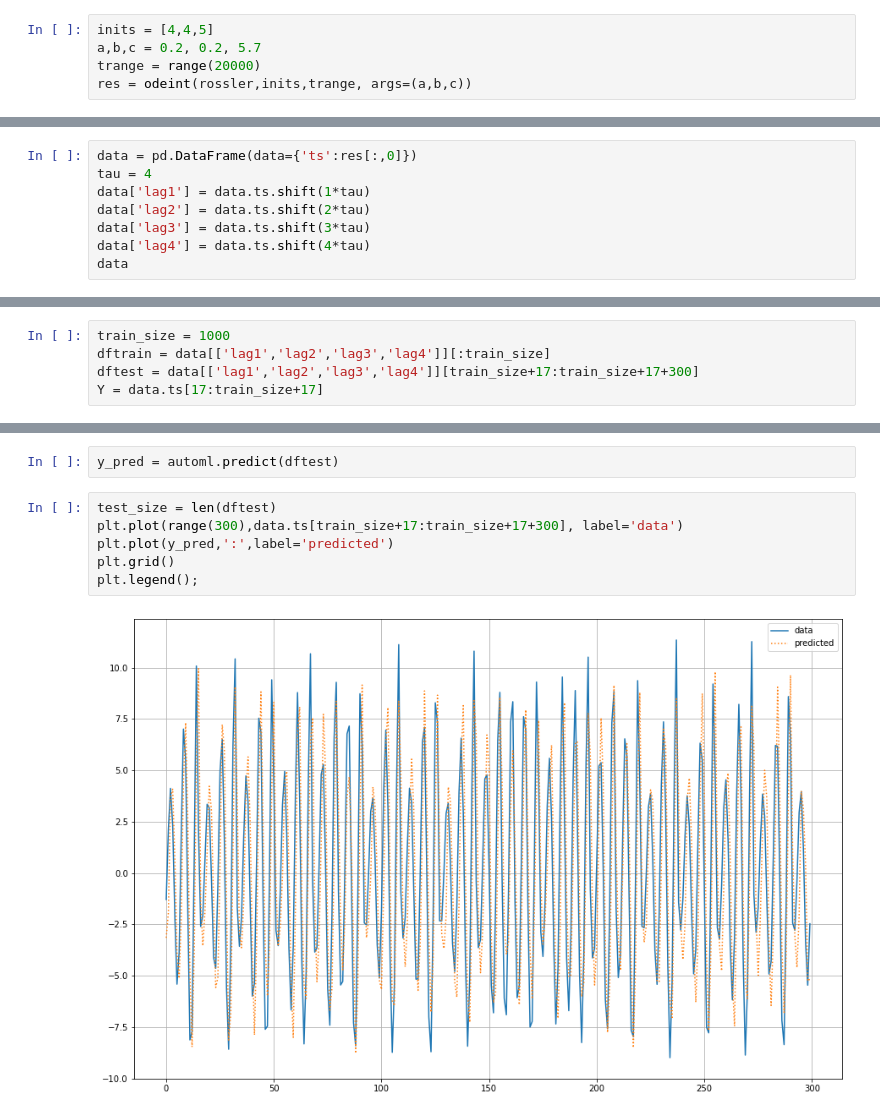
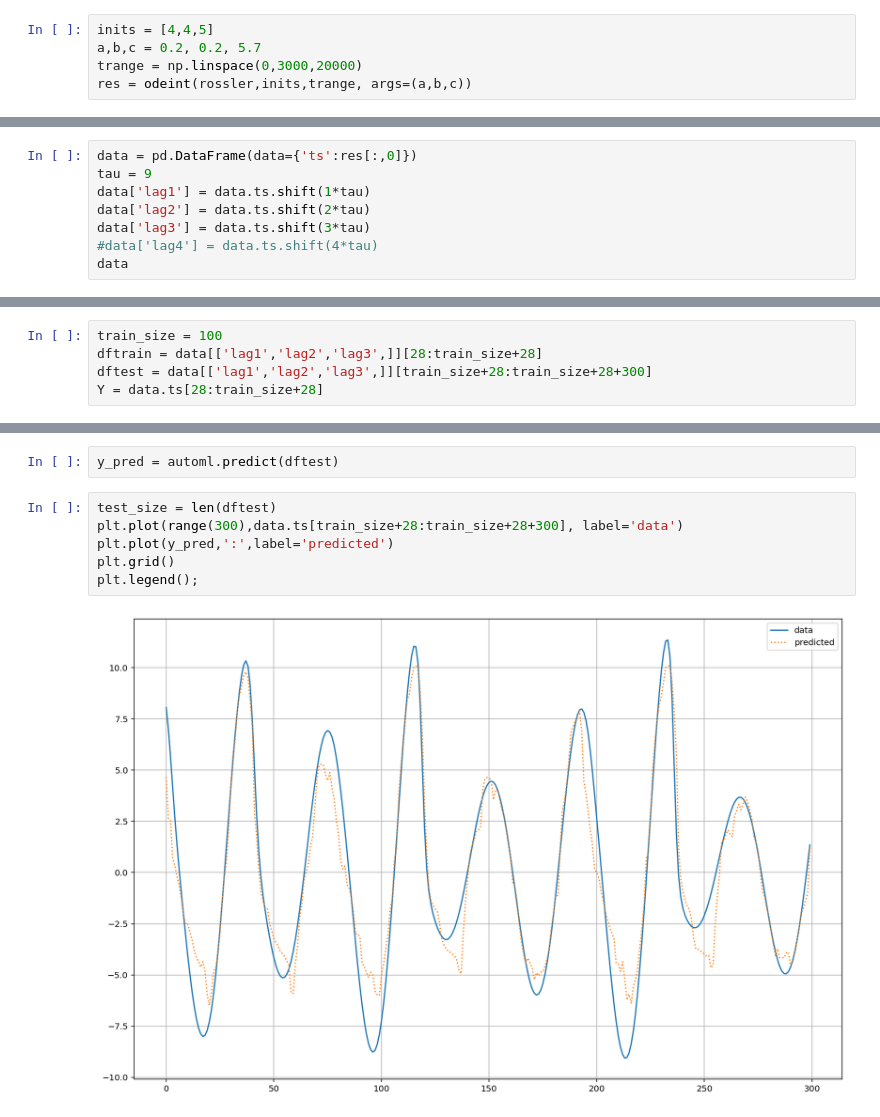
Before and after one commit to fccoelho/sistemas_dinamicos_aplicados, a Jupyter notebook: Sage/Nonlinear Timeseries Analysis.ipynb, the cells around one changed output, grey strips where cells are left out. Cells and saved outputs as stored; diff of their text form.

```diff
--- a/Sage/Nonlinear Timeseries Analysis.ipynb
+++ b/Sage/Nonlinear Timeseries Analysis.ipynb
@@ -40,7 +41,7 @@ def rossler(Y,t,*pars):
 # %%
 inits = [4,4,5]
 a,b,c = 0.2, 0.2, 5.7
-trange = range(20000)
+trange = np.linspace(0,3000,20000)
 res = odeint(rossler,inits,trange, args=(a,b,c))
 # %% [markdown]
 De acordo com o [teorema de Takens](https://math.stackexchange.com/questions/2262961/understanding-takens-embedding-theorem) sobre delay embedding, nos diz que podemos reconstruir um atrator estranho de dimensão $n$ a partir apenas de uma série temporal $x(t)$  de medidas do sistema dinâmico original usado para reconstruir o atrator em um espaço de fase atrasado de dimensão $m\leq n$: $y(t)=[y(t-\tau), y(t-2\tau),\ldots,y(t-(m-1)\tau)]$.
@@ -122,10 +121,10 @@ from sklearn.metrics import mean_squared_log_error, mean_squared_error, mean_abs
 from statsmodels.nonparametric.kernel_regression import KernelReg
 # %%
 data = pd.DataFrame(data={'ts':res[:,0]})
-tau = 4
+tau = 9
 data['lag1'] = data.ts.shift(1*tau)
 data['lag2'] = data.ts.shift(2*tau)
 data['lag3'] = data.ts.shift(3*tau)
-data['lag4'] = data.ts.shift(4*tau)
+#data['lag4'] = data.ts.shift(4*tau)
 data
 # %% [output]
@@ -186,10 +191,10 @@ model.r_squared()
 from flaml import AutoML
 automl = AutoML()
 # %%
-train_size = 1000
-dftrain = data[['lag1','lag2','lag3','lag4']][:train_size]
-dftest = data[['lag1','lag2','lag3','lag4']][train_size+17:train_size+17+300]
-Y = data.ts[17:train_size+17]
+train_size = 100
+dftrain = data[['lag1','lag2','lag3',]][28:train_size+28]
+dftest = data[['lag1','lag2','lag3',]][train_size+28:train_size+28+300]
+Y = data.ts[28:train_size+28]
 # %%
 X_train, X_test, y_train, y_test = train_test_split( dftrain, Y, test_size=0.2, random_state=42)
 # %%
@@ -227,9 +235,9 @@ Best r2 on validation data: 0.431
 y_pred = automl.predict(dftest)
 # %%
 test_size = len(dftest)
-plt.plot(range(300),data.ts[train_size+17:train_size+17+300], label='data')
+plt.plot(range(300),data.ts[train_size+28:train_size+28+300], label='data')
 plt.plot(y_pred,':',label='predicted')
 plt.grid()
 plt.legend();
 # %% [output]
-[figure, old version]
+[figure, new version]
```
Also changed, not shown: parts of 13 cells of this notebook.
